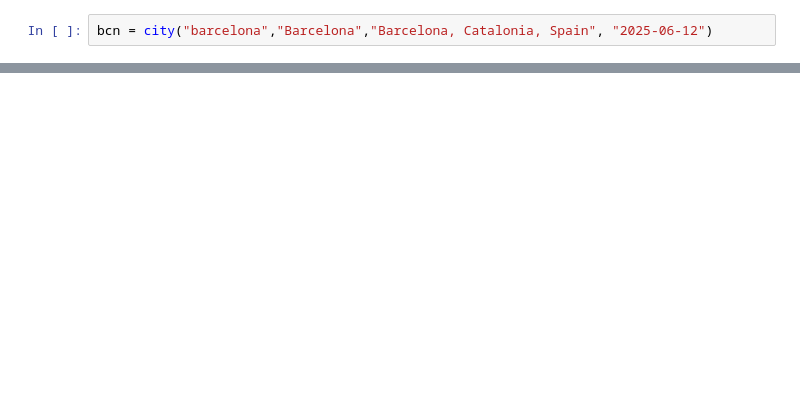
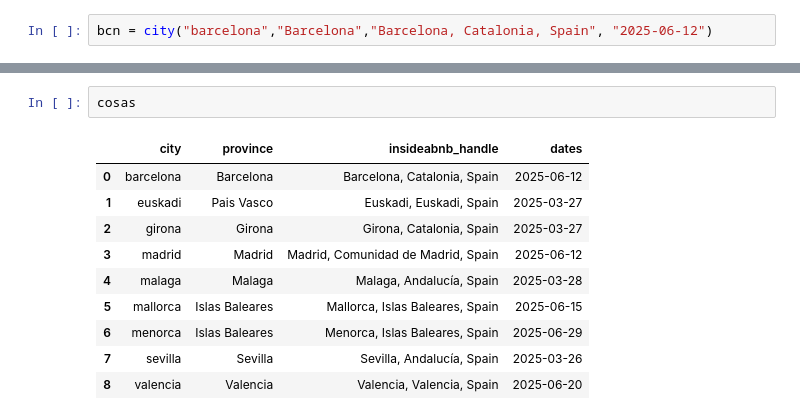
Before and after one commit to mehrrero/parasites, a Jupyter notebook: tests.ipynb, the cells around one changed output, grey strips where cells are left out. Cells and saved outputs as stored; diff of their text form; blank space fills up the shorter version.

```diff
--- a/tests.ipynb
+++ b/tests.ipynb
@@ -26,0 +31,13 @@ Downloaded street network for barcelona.
+# %%
+cosas
+# %% [output]
+|  | city | province | insideabnb_handle | dates |
+| 0 | barcelona | Barcelona | Barcelona, Catalonia, Spain | 2025-06-12 |
+| 1 | euskadi | Pais Vasco | Euskadi, Euskadi, Spain | 2025-03-27 |
+| 2 | girona | Girona | Girona, Catalonia, Spain | 2025-03-27 |
+| 3 | madrid | Madrid | Madrid, Comunidad de Madrid, Spain | 2025-06-12 |
+| 4 | malaga | Malaga | Malaga, Andalucía, Spain | 2025-03-28 |
+| 5 | mallorca | Islas Baleares | Mallorca, Islas Baleares, Spain | 2025-06-15 |
+| 6 | menorca | Islas Baleares | Menorca, Islas Baleares, Spain | 2025-06-29 |
+| 7 | sevilla | Sevilla | Sevilla, Andalucía, Spain | 2025-03-26 |
+| 8 | valencia | Valencia | Valencia, Valencia, Spain | 2025-06-20 |
```
Also changed, not shown: parts of 8 cells of this notebook, 2 other files.
